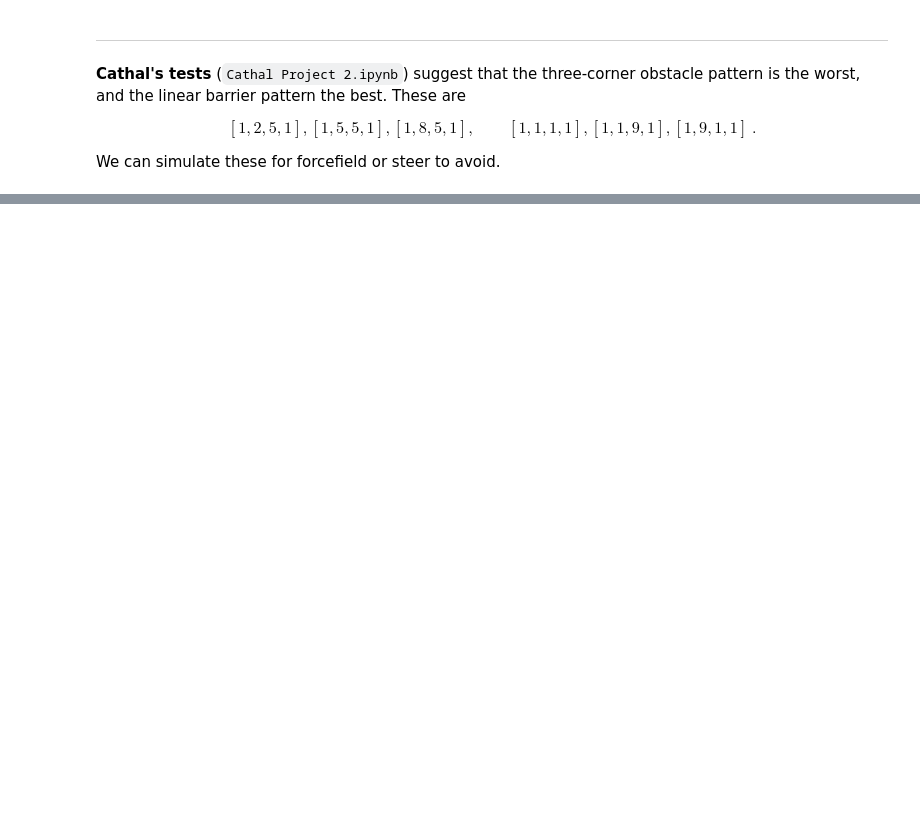
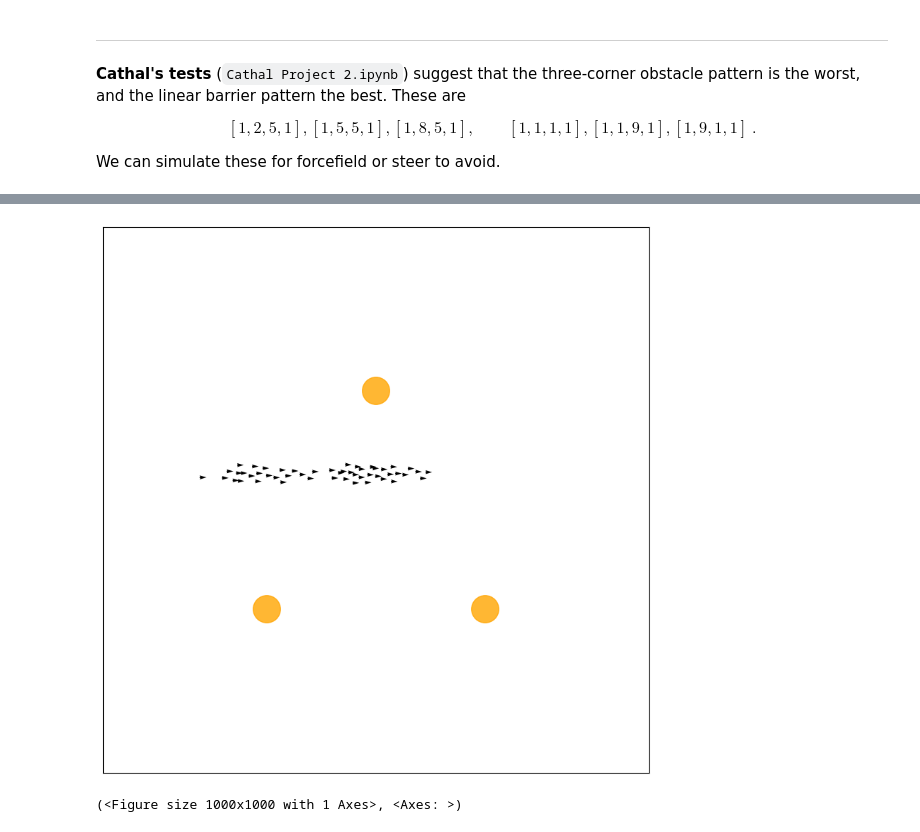
Before and after one commit to flossiedixon/Industrial-Project-2, a Jupyter notebook: fred-project2.ipynb, the cells around one changed output, grey strips where cells are left out. Saved outputs shown, nothing was run; the diff lists cells and outputs as text; code cells hidden in the pictures; blank space fills up the shorter version.

Commit message:
Incorporation of wind (see freds.py)

```diff
--- a/fred-project2.ipynb
+++ b/fred-project2.ipynb
@@ -139,0 +163,22 @@ run_simulation.plot_simulation_att(model_params, strength_params, balanced_sprea
+# %%
+from modules import freds as sim
+importlib.reload(sim);
+
+
+# v0, eta, L, dt, Nt, N = model_params
+model_params = [0.3, 0.6, 10, 0.2, 270, 50]
+
+# lam_c, lam_a, lam_m, lam_att, A, R = strength_params
+strength_params = [0.2, 0.8, 0.4, 0.2, 0.15, 1.25]
+
+# Balanced spread
+obstacle_params = configs[-1]
+attractor_pos = [15, 3]
+
+wind_params = [True, 0, 0.5, False, 0, 0]
+
+sim.plot_simulation(model_params, strength_params, obstacle_params, wind_params,
+                    attractor_pos = attractor_pos, obs_method = "steer2avoid")
+# %% [output]
+[figure, added]
+(<Figure size 1000x1000 with 1 Axes>, <Axes: >)
```
Also changed, not shown: parts of 5 cells of this notebook, 1 other file.
